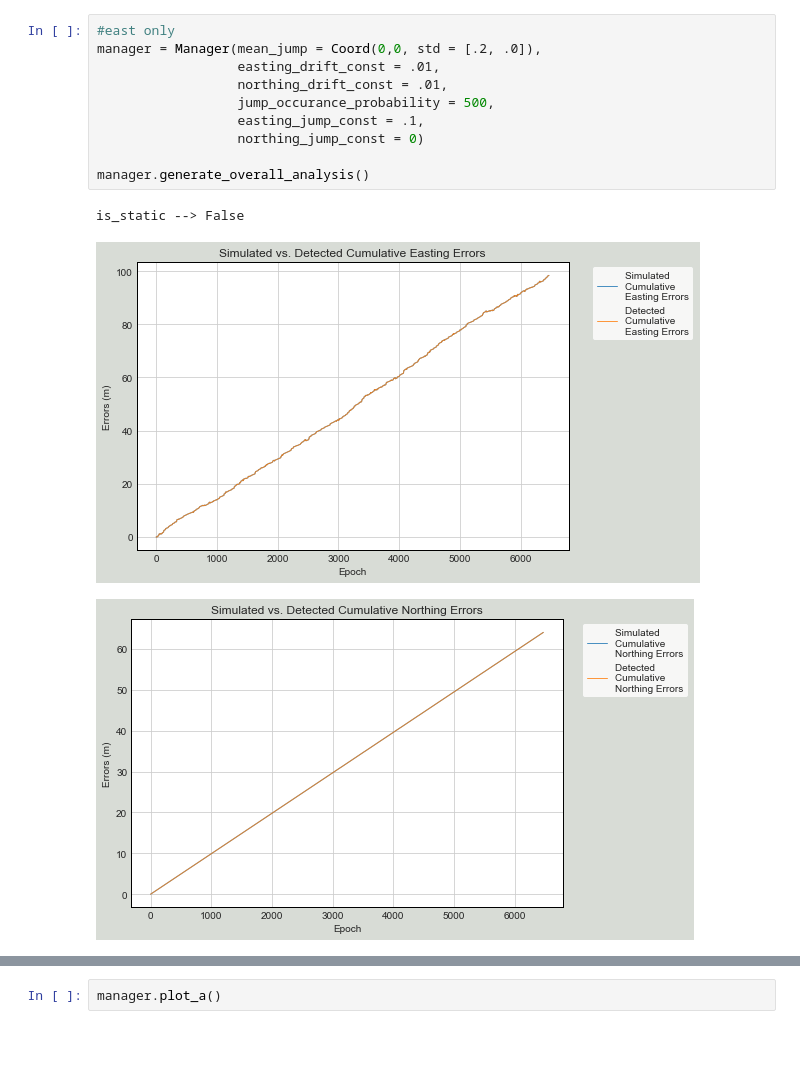
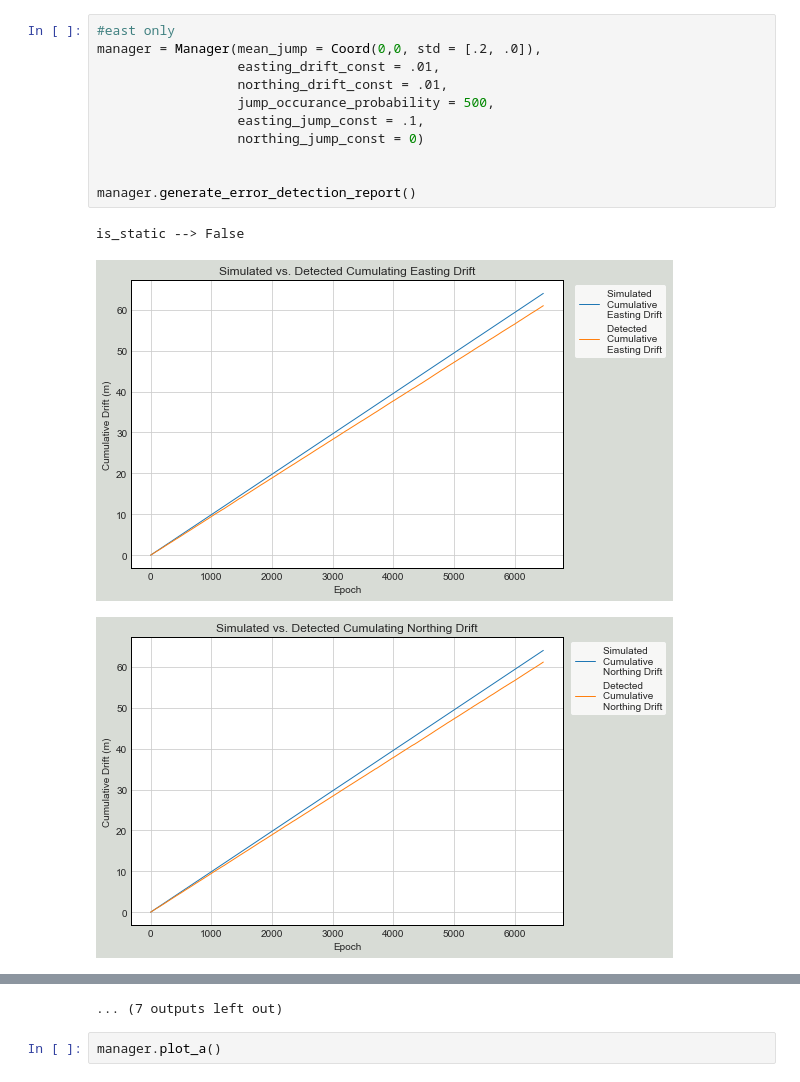
Before and after one commit to jnaess/ENGO-500, a Jupyter notebook: for_connor.ipynb, the cells around one changed output, grey strips where cells are left out. Drawn from its saved outputs; the diff is of its cells as text; blank space fills up the shorter version.

```diff
--- a/for_connor.ipynb
+++ b/for_connor.ipynb
@@ -48,14 +54,15 @@ is_static --> False
 # %%
 #east only
 manager = Manager(mean_jump = Coord(0,0, std = [.2, .0]),
                   easting_drift_const = .01,
                   northing_drift_const = .01,
                   jump_occurance_probability = 500,
                   easting_jump_const = .1,
                   northing_jump_const = 0)
 
-manager.generate_overall_analysis()
+
+manager.generate_error_detection_report()
 # %% [output]
 is_static --> False
-[figure, old version]
+[figure, new version]
-[figure, old version]
+[figure, new version]
@@ -66,3 +78,4 @@ is_static --> False
+... (7 outputs left out)
 # %%
 manager.plot_a()
 # %% [output]
```
Also changed, not shown: parts of 3 cells of this notebook, 3 other files.
